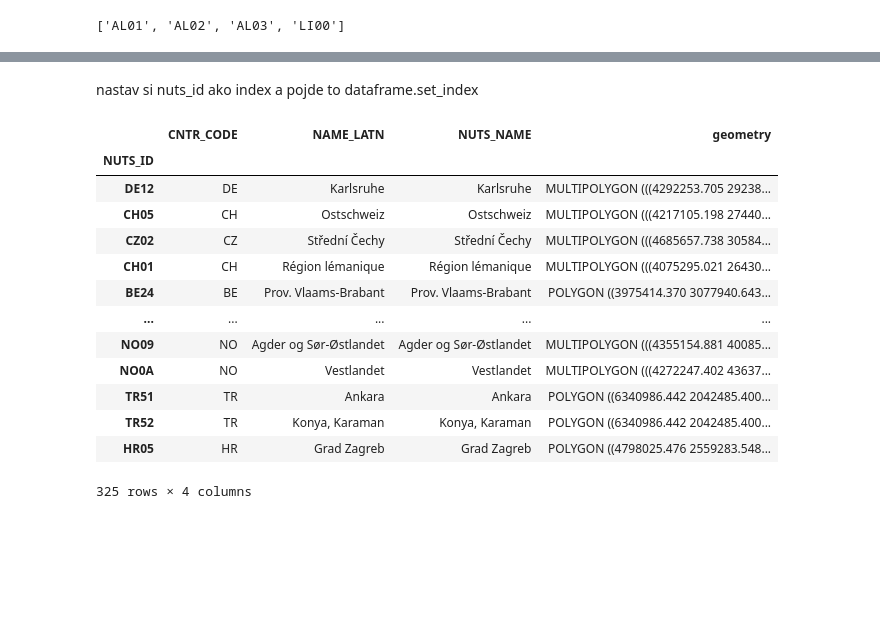
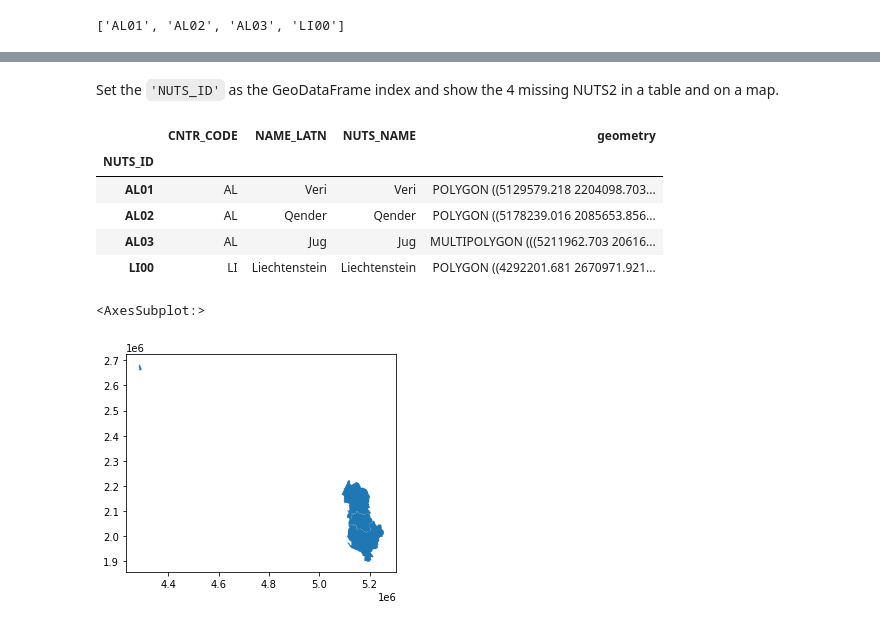
Before and after one commit to GISAdamToth/ArcGIS_Notebooks_thesis, a Jupyter notebook: eurostat/eurostat.ipynb, the cells around one changed output, grey strips where cells are left out. Cells and saved outputs as stored; diff of their text form; code cells hidden in the pictures; blank space fills up the shorter version.

````diff
--- a/eurostat/eurostat.ipynb
+++ b/eurostat/eurostat.ipynb
@@ -340,21 +322,12 @@ for id in difference:
-# %% [markdown]
-nastav si nuts_id ako index a pojde to
-dataframe.set_index
+# %% [markdown]
+Set the ```'NUTS_ID'``` as the GeoDataFrame index and show the 4 missing NUTS2 in a table and on a map.
 # %%
 nuts2_gdf.set_index('NUTS_ID', inplace=True)
-nuts2_gdf
+nuts2_gdf.loc[difference, :]
 # %% [output]
 |  | CNTR_CODE | NAME_LATN | NUTS_NAME | geometry |
 | NUTS_ID |  |  |  |  |
-| DE12 | DE | Karlsruhe | Karlsruhe | MULTIPOLYGON (((4292253.705 29238... |
-| CH05 | CH | Ostschweiz | Ostschweiz | MULTIPOLYGON (((4217105.198 27440... |
-| CZ02 | CZ | Střední Čechy | Střední Čechy | MULTIPOLYGON (((4685657.738 30584... |
-| CH01 | CH | Région lémanique | Région lémanique | MULTIPOLYGON (((4075295.021 26430... |
-| BE24 | BE | Prov. Vlaams-Brabant | Prov. Vlaams-Brabant | POLYGON ((3975414.370 3077940.643... |
-| ... | ... | ... | ... | ... |
-| NO09 | NO | Agder og Sør-Østlandet | Agder og Sør-Østlandet | MULTIPOLYGON (((4355154.881 40085... |
-| NO0A | NO | Vestlandet | Vestlandet | MULTIPOLYGON (((4272247.402 43637... |
-| TR51 | TR | Ankara | Ankara | POLYGON ((6340986.442 2042485.400... |
-| TR52 | TR | Konya, Karaman | Konya, Karaman | POLYGON ((6340986.442 2042485.400... |
-| HR05 | HR | Grad Zagreb | Grad Zagreb | POLYGON ((4798025.476 2559283.548... |
+| AL01 | AL | Veri | Veri | POLYGON ((5129579.218 2204098.703... |
+| AL02 | AL | Qender | Qender | POLYGON ((5178239.016 2085653.856... |
+| AL03 | AL | Jug | Jug | MULTIPOLYGON (((5211962.703 20616... |
+| LI00 | LI | Liechtenstein | Liechtenstein | POLYGON ((4292201.681 2670971.921... |
-325 rows × 4 columns
@@ -362,0 +334,5 @@ nuts2_gdf
+# %%
+nuts2_gdf.loc[difference, :].plot()
+# %% [output]
+<AxesSubplot:>
+[figure, added]
````
Also changed, not shown: parts of 9 cells of this notebook.
